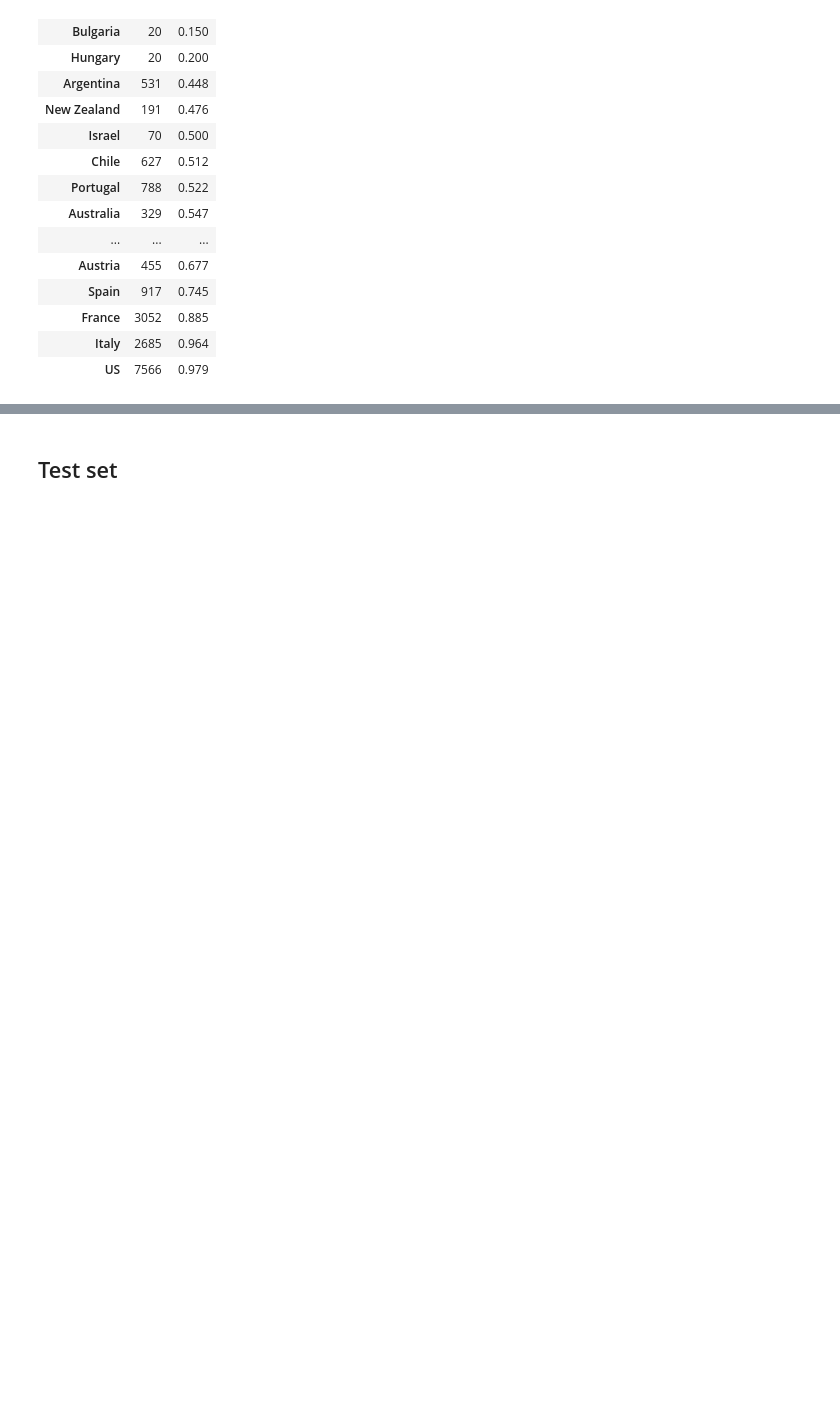
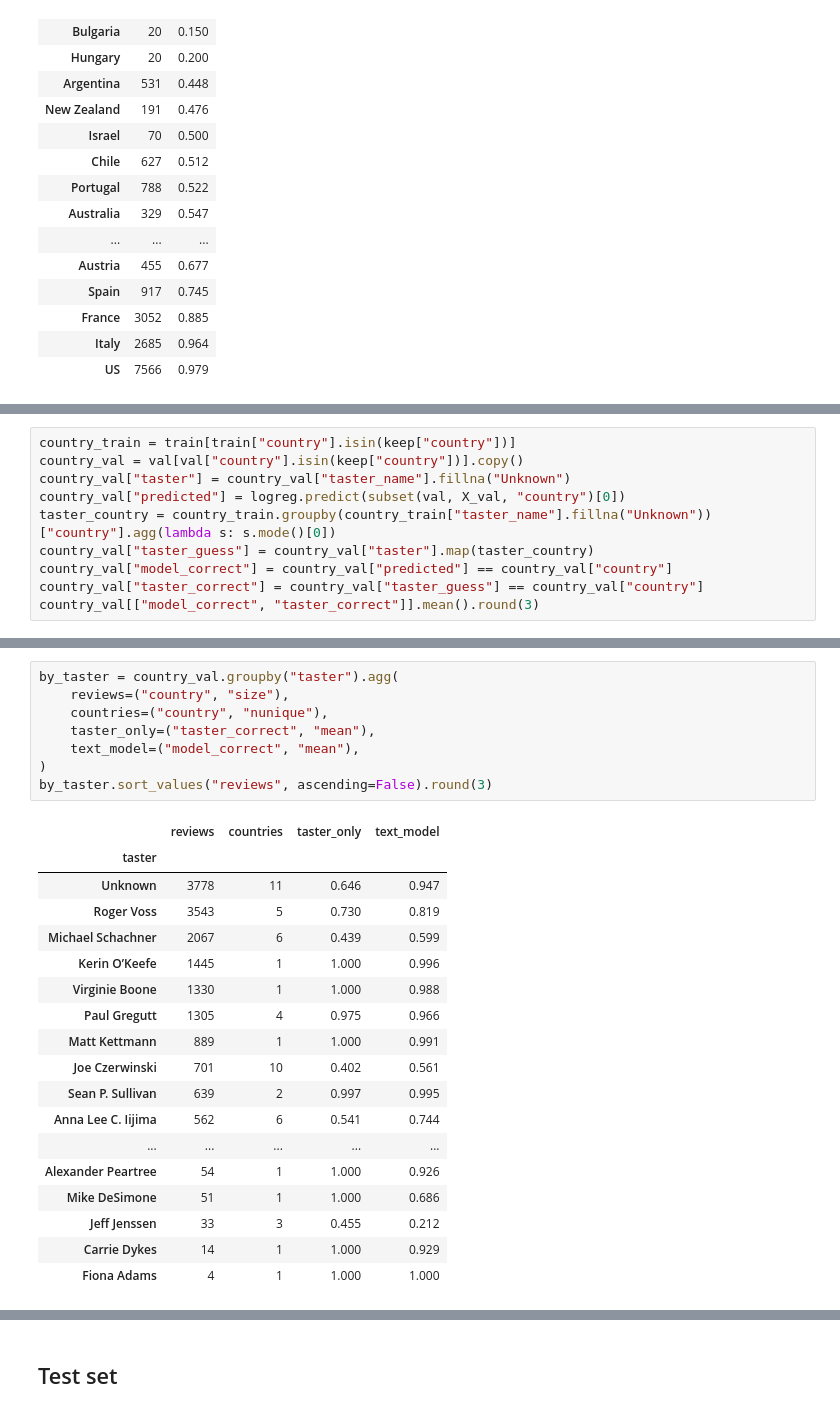
Before and after one commit to HudsonPifer1217/Data4401WineReviews, a Jupyter notebook: tfidf_baselines.ipynb, the cells around one changed output, grey strips where cells are left out. Saved outputs shown, nothing was run; the diff lists cells and outputs as text; blank space fills up the shorter version.

Commit message:
added comparison to author only

```diff
--- a/tfidf_baselines.ipynb
+++ b/tfidf_baselines.ipynb
@@ -226,0 +230,10 @@ per_country.groupby("actual")["correct"].agg(["size", "mean"]).sort_values("mean
+# %%
+country_train = train[train["country"].isin(keep["country"])]
+country_val = val[val["country"].isin(keep["country"])].copy()
+country_val["taster"] = country_val["taster_name"].fillna("Unknown")
+country_val["predicted"] = logreg.predict(subset(val, X_val, "country")[0])
+taster_country = country_train.groupby(country_train["taster_name"].fillna("Unknown"))["country"].agg(lambda s: s.mode()[0])
+country_val["taster_guess"] = country_val["taster"].map(taster_country)
+country_val["model_correct"] = country_val["predicted"] == country_val["country"]
+country_val["taster_correct"] = country_val["taster_guess"] == country_val["country"]
+country_val[["model_correct", "taster_correct"]].mean().round(3)
@@ -226,0 +251,27 @@ per_country.groupby("actual")["correct"].agg(["size", "mean"]).sort_values("mean
+# %%
+by_taster = country_val.groupby("taster").agg(
+    reviews=("country", "size"),
+    countries=("country", "nunique"),
+    taster_only=("taster_correct", "mean"),
+    text_model=("model_correct", "mean"),
+)
+by_taster.sort_values("reviews", ascending=False).round(3)
+# %% [output]
+|  | reviews | countries | taster_only | text_model |
+| taster |  |  |  |  |
+| Unknown | 3778 | 11 | 0.646 | 0.947 |
+| Roger Voss | 3543 | 5 | 0.730 | 0.819 |
+| Michael Schachner | 2067 | 6 | 0.439 | 0.599 |
+| Kerin O’Keefe | 1445 | 1 | 1.000 | 0.996 |
+| Virginie Boone | 1330 | 1 | 1.000 | 0.988 |
+| Paul Gregutt | 1305 | 4 | 0.975 | 0.966 |
+| Matt Kettmann | 889 | 1 | 1.000 | 0.991 |
+| Joe Czerwinski | 701 | 10 | 0.402 | 0.561 |
+| Sean P. Sullivan | 639 | 2 | 0.997 | 0.995 |
+| Anna Lee C. Iijima | 562 | 6 | 0.541 | 0.744 |
+| ... | ... | ... | ... | ... |
+| Alexander Peartree | 54 | 1 | 1.000 | 0.926 |
+| Mike DeSimone | 51 | 1 | 1.000 | 0.686 |
+| Jeff Jenssen | 33 | 3 | 0.455 | 0.212 |
+| Carrie Dykes | 14 | 1 | 1.000 | 0.929 |
+| Fiona Adams | 4 | 1 | 1.000 | 1.000 |
```
Also changed, not shown: parts of 10 cells of this notebook.
